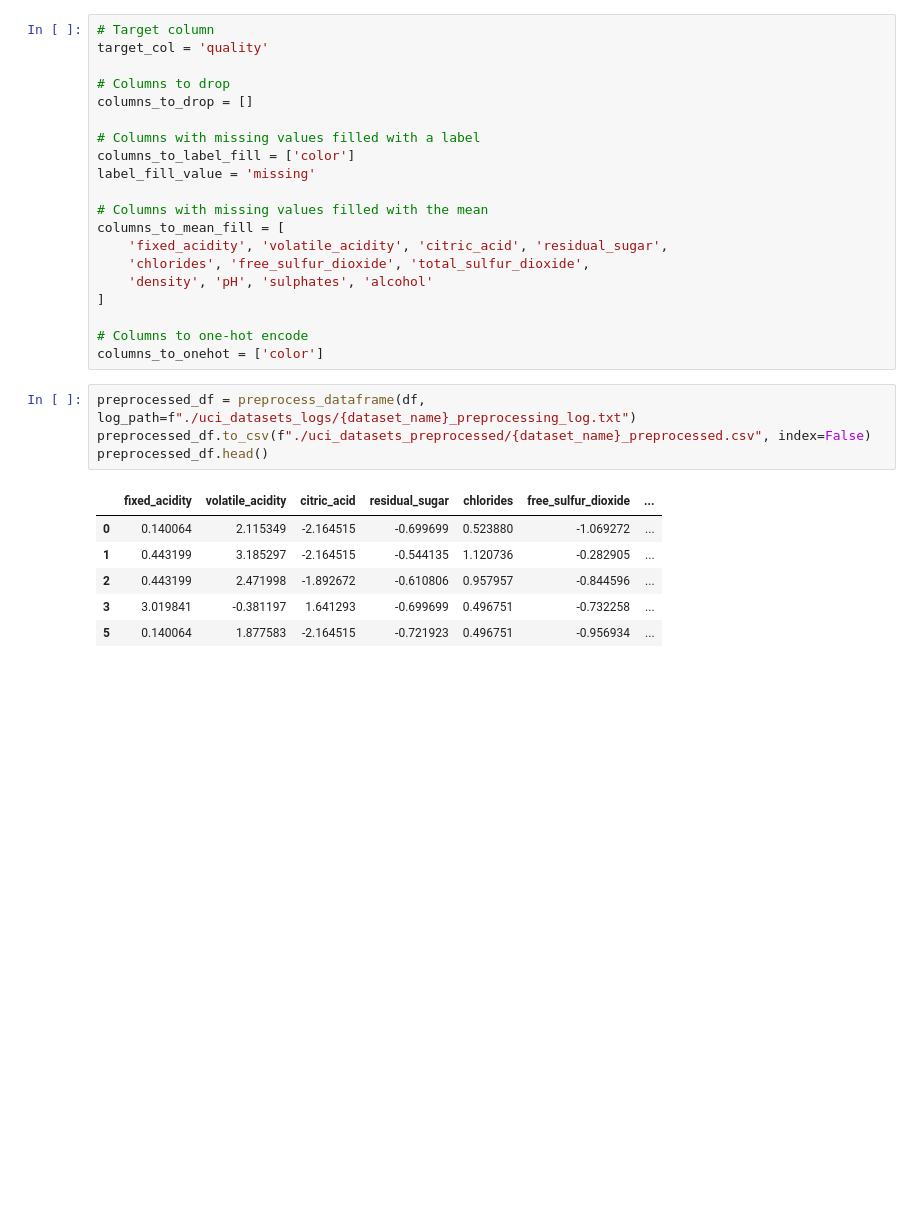
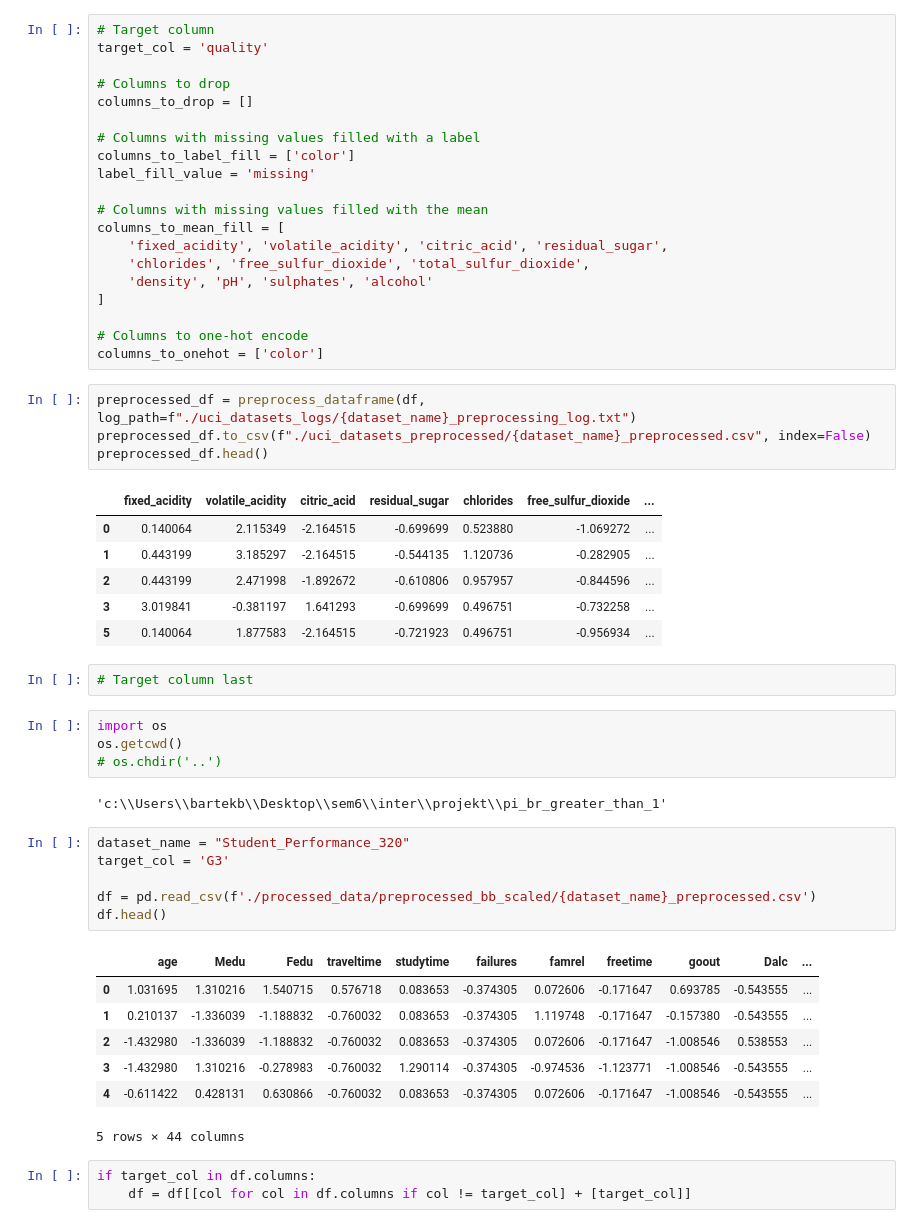
Before and after one commit to Bartekb3/pi_br_greater_than_1, a Jupyter notebook: code/processing_bb.ipynb, the cells around one changed output. Drawn from its saved outputs; the diff is of its cells as text; blank space fills up the shorter version.

```diff
--- a/code/processing_bb.ipynb
+++ b/code/processing_bb.ipynb
@@ -288,3 +288,28 @@ preprocessed_df.head()
 | 2 | 0.443199 | 2.471998 | -1.892672 | -0.610806 | 0.957957 | -0.844596 | ... |
 | 3 | 3.019841 | -0.381197 | 1.641293 | -0.699699 | 0.496751 | -0.732258 | ... |
 | 5 | 0.140064 | 1.877583 | -2.164515 | -0.721923 | 0.496751 | -0.956934 | ... |
+# %%
+# Target column last
+# %%
+import os
+os.getcwd()
+# os.chdir('..')
+# %% [output]
+'c:\\Users\\bartekb\\Desktop\\sem6\\inter\\projekt\\pi_br_greater_than_1'
+# %%
+dataset_name = "Student_Performance_320"
+target_col = 'G3'
+
+df = pd.read_csv(f'./processed_data/preprocessed_bb_scaled/{dataset_name}_preprocessed.csv')
+df.head()
+# %% [output]
+|  | age | Medu | Fedu | traveltime | studytime | failures | famrel | freetime | goout | Dalc | ... |
+| 0 | 1.031695 | 1.310216 | 1.540715 | 0.576718 | 0.083653 | -0.374305 | 0.072606 | -0.171647 | 0.693785 | -0.543555 | ... |
+| 1 | 0.210137 | -1.336039 | -1.188832 | -0.760032 | 0.083653 | -0.374305 | 1.119748 | -0.171647 | -0.157380 | -0.543555 | ... |
+| 2 | -1.432980 | -1.336039 | -1.188832 | -0.760032 | 0.083653 | -0.374305 | 0.072606 | -0.171647 | -1.008546 | 0.538553 | ... |
+| 3 | -1.432980 | 1.310216 | -0.278983 | -0.760032 | 1.290114 | -0.374305 | -0.974536 | -1.123771 | -1.008546 | -0.543555 | ... |
+| 4 | -0.611422 | 0.428131 | 0.630866 | -0.760032 | 0.083653 | -0.374305 | 0.072606 | -0.171647 | -1.008546 | -0.543555 | ... |
+5 rows × 44 columns
+# %%
+if target_col in df.columns:
+    df = df[[col for col in df.columns if col != target_col] + [target_col]]
```
Also changed, not shown: parts of 2 cells of this notebook, 6 other files.
